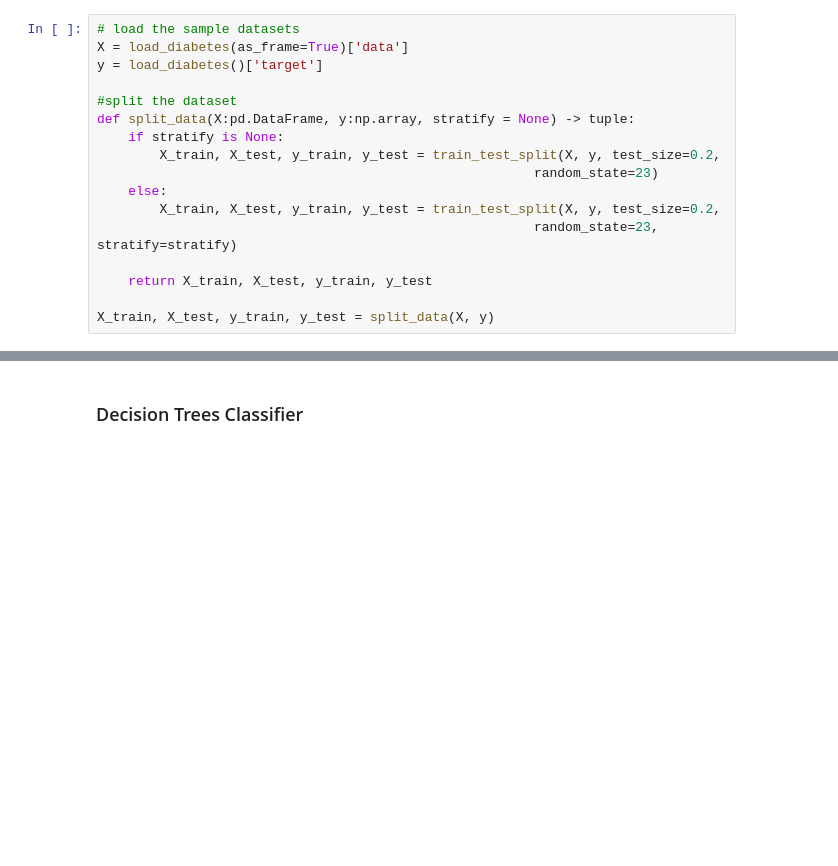
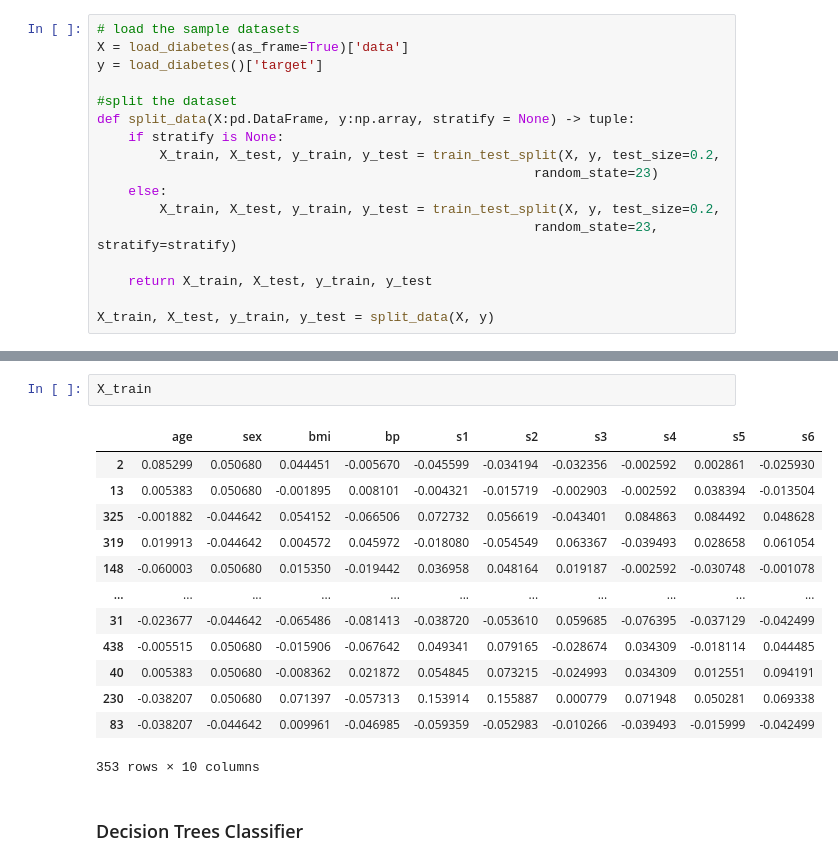
Before and after one commit to Muyiiwaa/machine_learning_notes, a Jupyter notebook: supervised_learning/decision_trees.ipynb, the cells around one changed output, grey strips where cells are left out. Cells and saved outputs as stored; diff of their text form; blank space fills up the shorter version.

```diff
--- a/supervised_learning/decision_trees.ipynb
+++ b/supervised_learning/decision_trees.ipynb
@@ -44,3 +53,19 @@ test_rmse: 72.65870382003756
+# %%
+X_train
+# %% [output]
+|  | age | sex | bmi | bp | s1 | s2 | s3 | s4 | s5 | s6 |
+| 2 | 0.085299 | 0.050680 | 0.044451 | -0.005670 | -0.045599 | -0.034194 | -0.032356 | -0.002592 | 0.002861 | -0.025930 |
+| 13 | 0.005383 | 0.050680 | -0.001895 | 0.008101 | -0.004321 | -0.015719 | -0.002903 | -0.002592 | 0.038394 | -0.013504 |
+| 325 | -0.001882 | -0.044642 | 0.054152 | -0.066506 | 0.072732 | 0.056619 | -0.043401 | 0.084863 | 0.084492 | 0.048628 |
+| 319 | 0.019913 | -0.044642 | 0.004572 | 0.045972 | -0.018080 | -0.054549 | 0.063367 | -0.039493 | 0.028658 | 0.061054 |
+| 148 | -0.060003 | 0.050680 | 0.015350 | -0.019442 | 0.036958 | 0.048164 | 0.019187 | -0.002592 | -0.030748 | -0.001078 |
+| ... | ... | ... | ... | ... | ... | ... | ... | ... | ... | ... |
+| 31 | -0.023677 | -0.044642 | -0.065486 | -0.081413 | -0.038720 | -0.053610 | 0.059685 | -0.076395 | -0.037129 | -0.042499 |
+| 438 | -0.005515 | 0.050680 | -0.015906 | -0.067642 | 0.049341 | 0.079165 | -0.028674 | 0.034309 | -0.018114 | 0.044485 |
+| 40 | 0.005383 | 0.050680 | -0.008362 | 0.021872 | 0.054845 | 0.073215 | -0.024993 | 0.034309 | 0.012551 | 0.094191 |
+| 230 | -0.038207 | 0.050680 | 0.071397 | -0.057313 | 0.153914 | 0.155887 | 0.000779 | 0.071948 | 0.050281 | 0.069338 |
+| 83 | -0.038207 | -0.044642 | 0.009961 | -0.046985 | -0.059359 | -0.052983 | -0.010266 | -0.039493 | -0.015999 | -0.042499 |
+353 rows × 10 columns
 # %% [markdown]
 ### Decision Trees Classifier
 # %%
```
Also changed, not shown: parts of 3 cells of this notebook, 6 other files.
